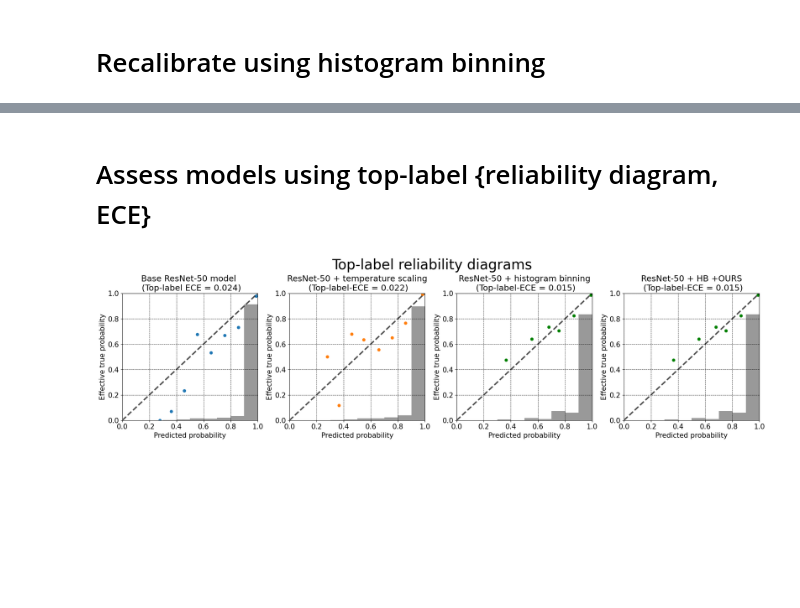
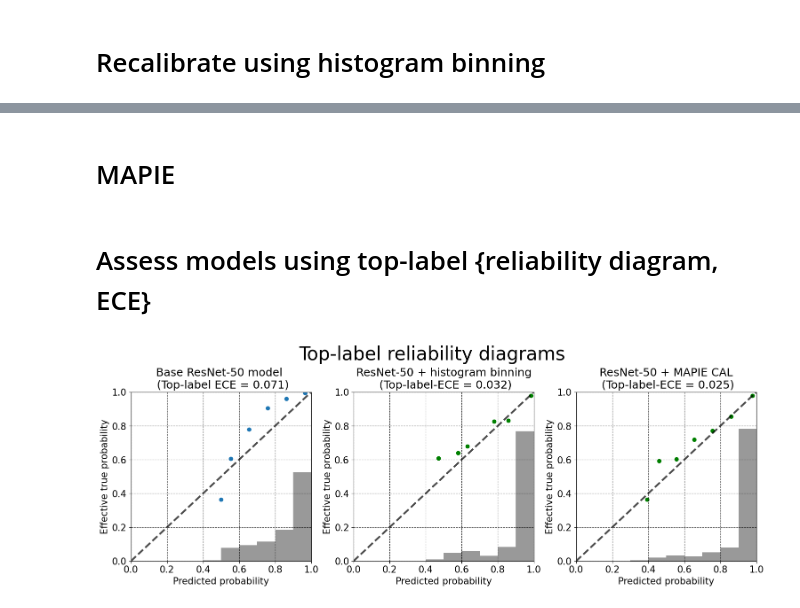
Before and after one commit to LacombeLouis/df-posthoc-calibration, a Jupyter notebook: example_cifar10.ipynb, the cells around one changed output, grey strips where cells are left out. Cells and saved outputs as stored; diff of their text form; code cells hidden in the pictures; blank space fills up the shorter version.

Commit message:
feat: using mapie to calibrate

```diff
--- a/example_cifar10.ipynb
+++ b/example_cifar10.ipynb
@@ -46,0 +67,6 @@ temp_y_test = np.loadtxt('data/cifar10_resnet50/test_labels_temp').astype('int')
+# %%
+# reg_ = LogisticRegression(multi_class="multinomial")
+# reg_.fit(X_train, y_train)
+
+reg_ = RandomForestClassifier()
+reg_.fit(X_train, y_train)
@@ -46,0 +75,5 @@ temp_y_test = np.loadtxt('data/cifar10_resnet50/test_labels_temp').astype('int')
+# %%
+# Computing values for later usage
+preds_calib = reg_.predict_proba(X_calib)
+preds_test = reg_.predict_proba(X_test)
+arg_max_preds_test = reg_.classes_[np.argmax(preds_test, axis=1)]
@@ -60,4 +96,0 @@ preds_test_hb = hb.predict_proba(preds_test)
-# %%
-our_calib = our_calibration.top_label_calibration(points_per_bin=points_per_bin)
-our_calib.fit(preds_calib, y_calib)
-preds_test_our = our_calib.predict_proba(preds_test)
@@ -95,25 +97,29 @@ preds_test_our = our_calib.predict_proba(preds_test)
+# %% [markdown]
+# MAPIE
+# %%
+mapie_reg = MapieCalibrator(estimator=reg_, cv="prefit")
+mapie_reg.fit(X_calib, y_calib)
+mapie_prob_preds = mapie_reg.predict_proba(X_test)
+mapie_preds = mapie_reg.predict(X_test)
+
+np.testing.assert_array_equal(mapie_preds, reg_.classes_[np.argmax(mapie_prob_preds, axis=1)])
+np.testing.assert_array_equal(mapie_preds, arg_max_preds_test)
 # %% [markdown]
 # Assess models using top-label {reliability diagram, ECE}
 # %%
 # make some plots
-fig, ax = plt.subplots(nrows=1, ncols=4, figsize=(20,5.5), constrained_layout=True)
+fig, ax = plt.subplots(nrows=1, ncols=3, figsize=(15,5.5), constrained_layout=True)
 fig.suptitle('Top-label reliability diagrams', fontsize=30)
 
 assessment.toplabel_reliability_diagram(y_test, preds_test, ax=ax[0])
 ax[0].set_title("Base ResNet-50 model \n (Top-label ECE = {:.3f})".format(
                                 assessment.toplabel_ece(y_test, preds_test)))
 
-assessment.toplabel_reliability_diagram(temp_y_test, temp_preds_test, ax=ax[1], color=(1.0, 0.4980392156862745, 0.054901960784313725))
-ax[1].set_title("ResNet-50 + temperature scaling\n (Top-label-ECE = {:.3f})".format(
-                                assessment.toplabel_ece(temp_y_test, temp_preds_test)))
+assessment.toplabel_reliability_diagram(y_test, preds_test_hb, arg_max_preds_test, ax=ax[1], color='g')
+ax[1].set_title("ResNet-50 + histogram binning\n (Top-label-ECE = {:.3f})".format(
+                                assessment.toplabel_ece(y_test, preds_test_hb, arg_max_preds_test)));
 
-assessment.toplabel_reliability_diagram(y_test, preds_test_hb, np.argmax(preds_test, axis=1)+1, ax=ax[2], color='g')
-ax[2].set_title("ResNet-50 + histogram binning\n (Top-label-ECE = {:.3f})".format(
-                                assessment.toplabel_ece(y_test, preds_test_hb, np.argmax(preds_test, axis=1)+1)));
-
-
-assessment.toplabel_reliability_diagram(y_test, preds_test_our, np.argmax(preds_test, axis=1)+1, ax=ax[3], color='g')
-ax[3].set_title("ResNet-50 + HB +OURS\n (Top-label-ECE = {:.3f})".format(
-                                assessment.toplabel_ece(y_test, preds_test_our, np.argmax(preds_test, axis=1)+1)));
+assessment.toplabel_reliability_diagram(y_test, np.max(mapie_prob_preds, axis=1), arg_max_preds_test, ax=ax[2], color='g')
+ax[2].set_title("ResNet-50 + MAPIE CAL\n (Top-label-ECE = {:.3f})".format(assessment.toplabel_ece(y_test, np.max(mapie_prob_preds, axis=1), arg_max_preds_test)));
 # %% [output]
-[figure, old version]
+[figure, new version]
```
Also changed, not shown: parts of 15 cells of this notebook, 1 other file.
